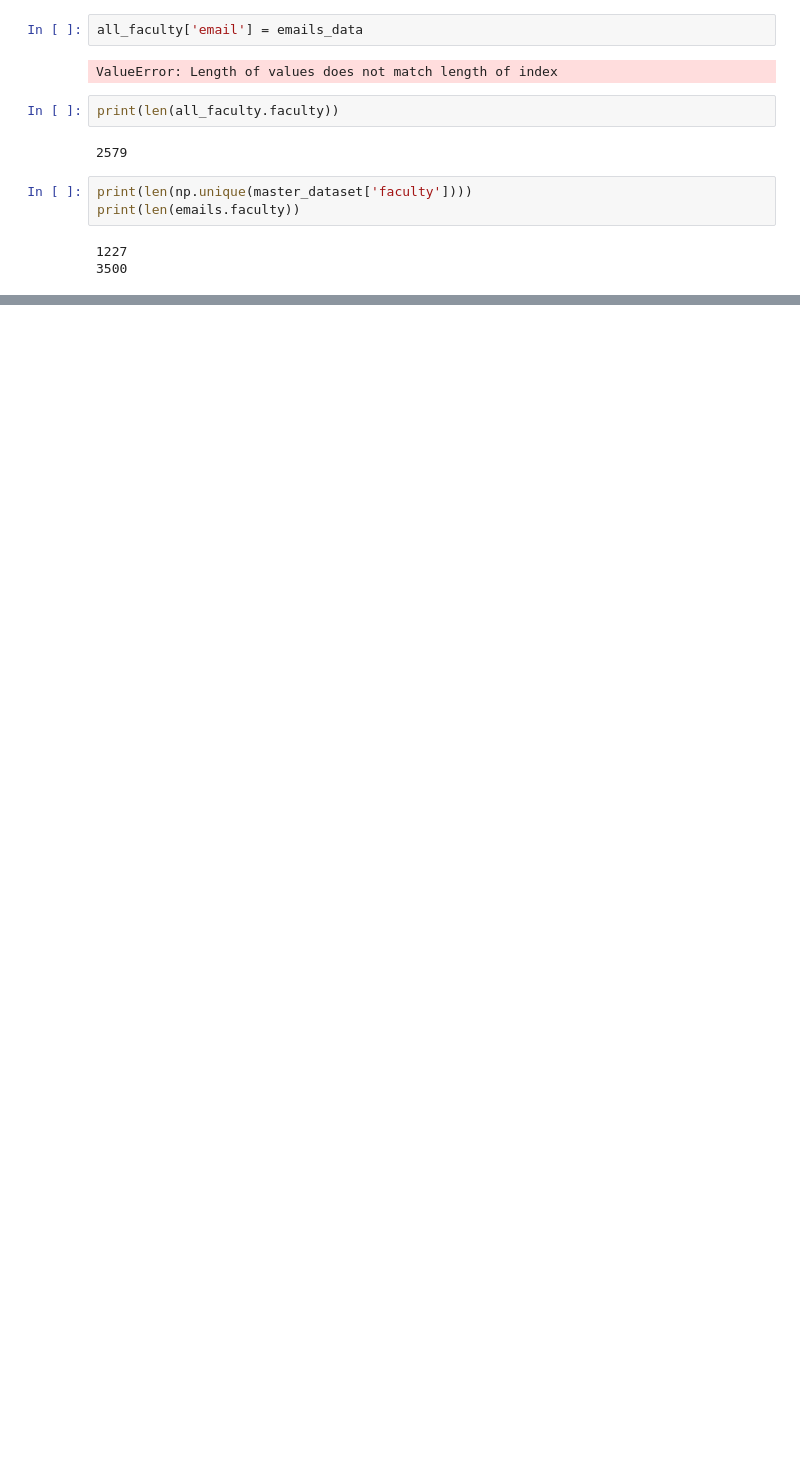
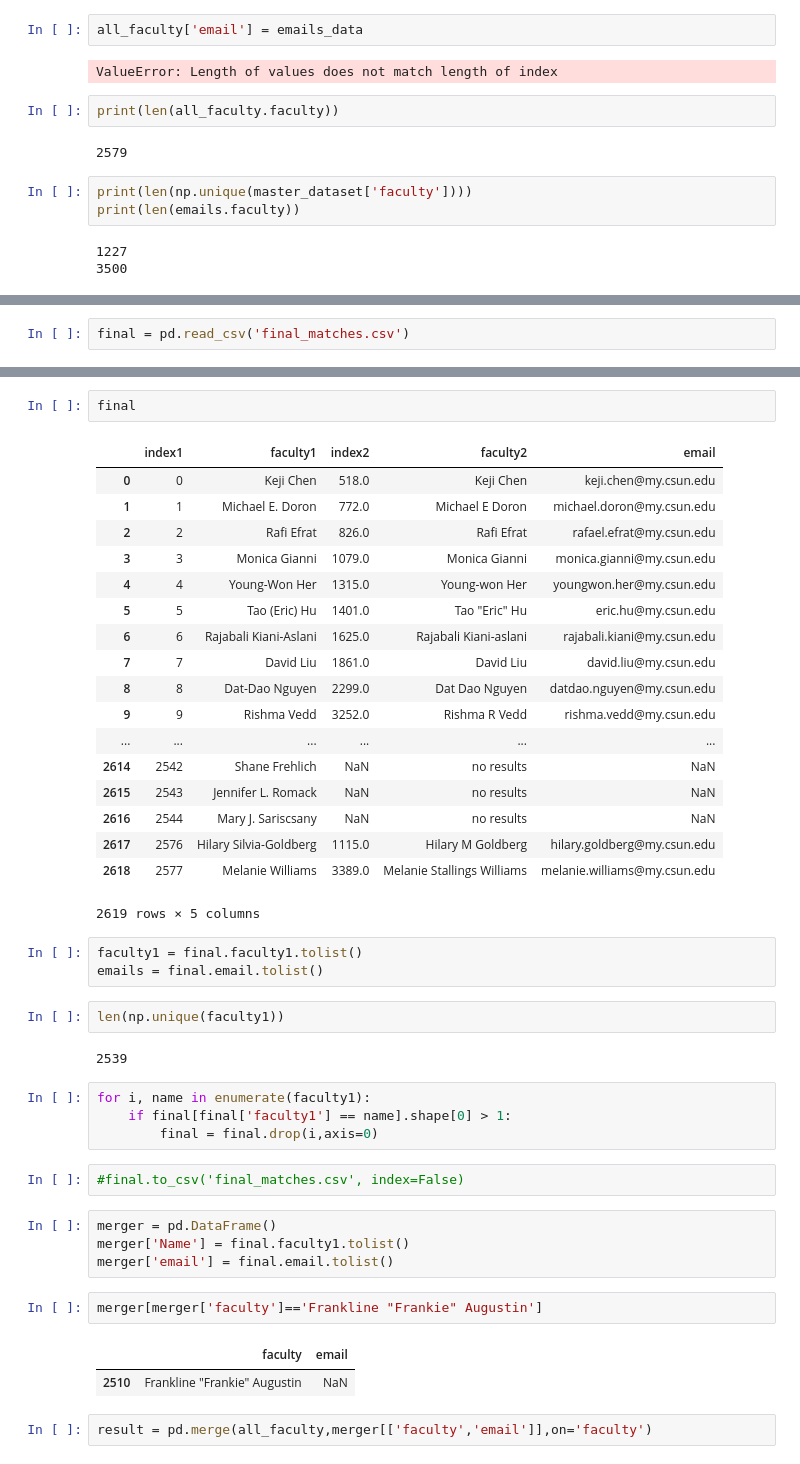
Before and after one commit to martinezjorge/Academic-Citation-Scrapers, a Jupyter notebook: Making the Master Dataset/Making the Master Dataset.ipynb, the cells around one changed output, grey strips where cells are left out. Cells and saved outputs as stored; diff of their text form; blank space fills up the shorter version.

```diff
--- a/Making the Master Dataset/Making the Master Dataset.ipynb
+++ b/Making the Master Dataset/Making the Master Dataset.ipynb
@@ -470,0 +962,2 @@ print(len(emails.faculty))
+# %%
+final = pd.read_csv('final_matches.csv')
@@ -470,0 +973,45 @@ print(len(emails.faculty))
+# %%
+final
+# %% [output]
+|  | index1 | faculty1 | index2 | faculty2 | email |
+| 0 | 0 | Keji Chen | 518.0 | Keji Chen | keji.chen@my.csun.edu |
+| 1 | 1 | Michael E. Doron | 772.0 | Michael E Doron | michael.doron@my.csun.edu |
+| 2 | 2 | Rafi Efrat | 826.0 | Rafi Efrat | rafael.efrat@my.csun.edu |
+| 3 | 3 | Monica Gianni | 1079.0 | Monica Gianni | monica.gianni@my.csun.edu |
+| 4 | 4 | Young-Won Her | 1315.0 | Young-won Her | youngwon.her@my.csun.edu |
+| 5 | 5 | Tao (Eric) Hu | 1401.0 | Tao "Eric" Hu | eric.hu@my.csun.edu |
+| 6 | 6 | Rajabali Kiani-Aslani | 1625.0 | Rajabali Kiani-aslani | rajabali.kiani@my.csun.edu |
+| 7 | 7 | David Liu | 1861.0 | David Liu | david.liu@my.csun.edu |
+| 8 | 8 | Dat-Dao Nguyen | 2299.0 | Dat Dao Nguyen | datdao.nguyen@my.csun.edu |
+| 9 | 9 | Rishma Vedd | 3252.0 | Rishma R Vedd | rishma.vedd@my.csun.edu |
+| ... | ... | ... | ... | ... | ... |
+| 2614 | 2542 | Shane Frehlich | NaN | no results | NaN |
+| 2615 | 2543 | Jennifer L. Romack | NaN | no results | NaN |
+| 2616 | 2544 | Mary J. Sariscsany | NaN | no results | NaN |
+| 2617 | 2576 | Hilary Silvia-Goldberg | 1115.0 | Hilary M Goldberg | hilary.goldberg@my.csun.edu |
+| 2618 | 2577 | Melanie Williams | 3389.0 | Melanie Stallings Williams | melanie.williams@my.csun.edu |
+2619 rows × 5 columns
+# %%
+faculty1 = final.faculty1.tolist()
+emails = final.email.tolist()
+# %%
+len(np.unique(faculty1))
+# %% [output]
+2539
+# %%
+for i, name in enumerate(faculty1):
+    if final[final['faculty1'] == name].shape[0] > 1:
+        final = final.drop(i,axis=0)
+# %%
+#final.to_csv('final_matches.csv', index=False)
+# %%
+merger = pd.DataFrame()
+merger['Name'] = final.faculty1.tolist()
+merger['email'] = final.email.tolist()
+# %%
+merger[merger['faculty']=='Frankline "Frankie" Augustin']
+# %% [output]
+|  | faculty | email |
+| 2510 | Frankline "Frankie" Augustin | NaN |
+# %%
+result = pd.merge(all_faculty,merger[['faculty','email']],on='faculty')
```
Also changed, not shown: parts of 124 cells of this notebook, 23 other files.
